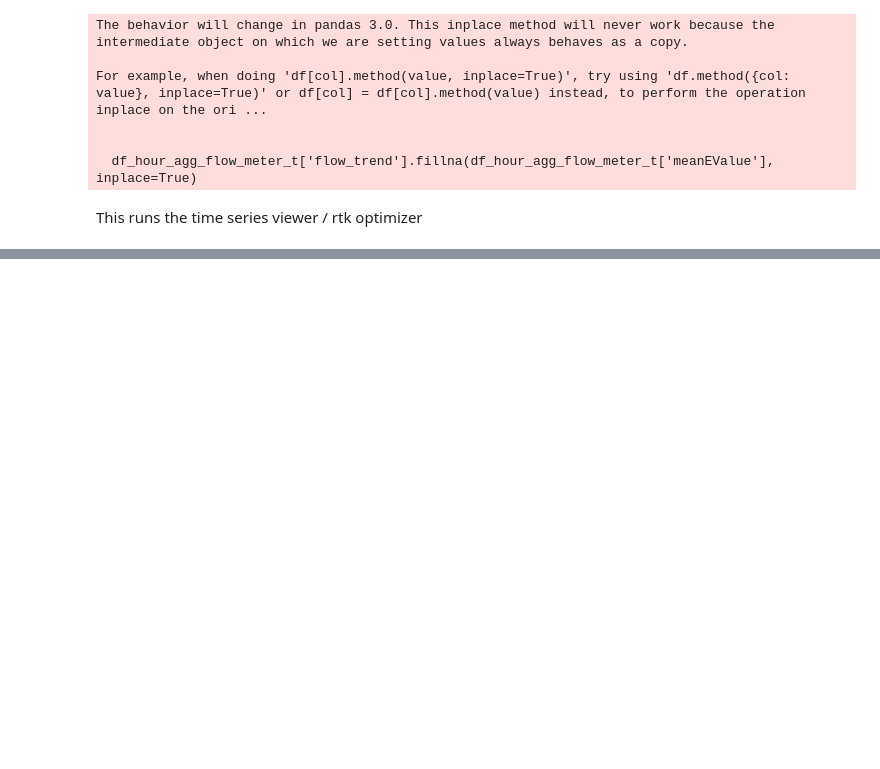
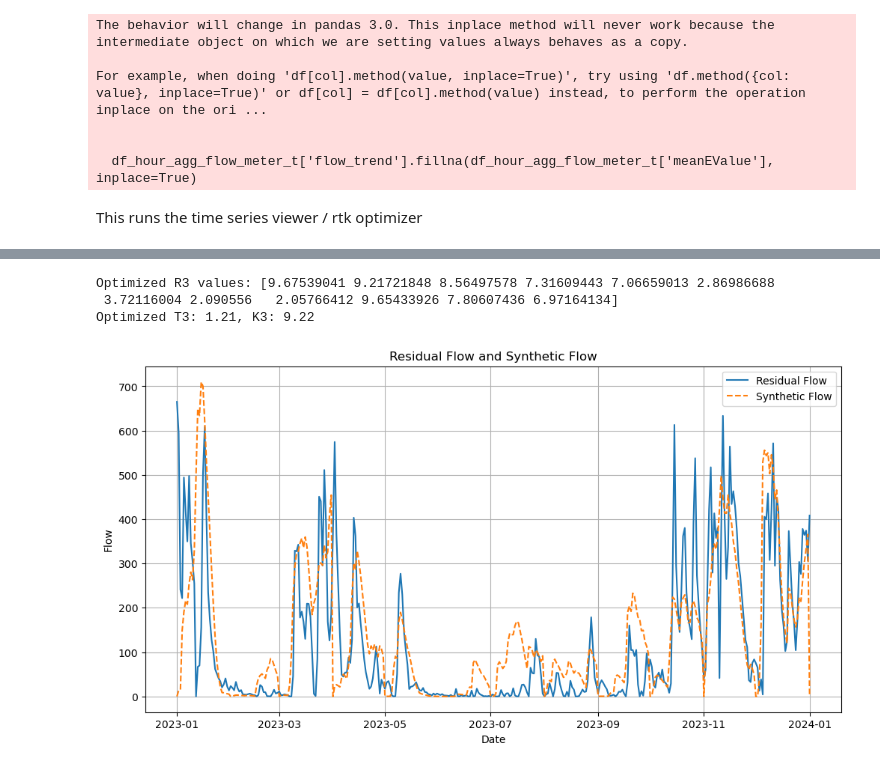
Before and after one commit to McGinty666/WWDS-project, a Jupyter notebook: scripts/main.ipynb, the cells around one changed output, grey strips where cells are left out. Saved outputs shown, nothing was run; the diff lists cells and outputs as text; code cells hidden in the pictures; blank space fills up the shorter version.

```diff
--- a/scripts/main.ipynb
+++ b/scripts/main.ipynb
@@ -316,10 +350,10 @@ import pandas as pd
 # Assuming df_hour_agg_flow_meter and df_synthetic_flow are your DataFrames
 
 # Merge the DataFrames on 'TimeGMT'
-merged_df = pd.merge(df_hour_agg_flow_meter, df_synthetic_flow, on='TimeGMT', how='left')
+merged_df = pd.merge(df_hour_agg_flow_meter_adjusted, df_synthetic_flow, on='TimeGMT', how='left')
 
 # Calculate the residual flow
-merged_df['residual_flow'] = merged_df['meanEValue'] - merged_df['SyntheticFlow']
+merged_df['residual_flow'] = merged_df['AdjustedEValue'] - merged_df['SyntheticFlow']
 
 # Ensure residual_flow is non-negative
 merged_df['residual_flow'] = merged_df['residual_flow'].apply(lambda x: max(x, 0))
@@ -339,10 +388,18 @@ plt.show()
 import numpy as np
 import pandas as pd
 import matplotlib.pyplot as plt
-from scipy.optimize import minimize, curve_fit
+from scipy.optimize import minimize, curve_fit, differential_evolution
 from sklearn.metrics import mean_squared_error
 import warnings
 
+"""
+This code is generates a new set of RTK values with a seasonal (based on month) variation on R, so it's an array with 12 values. To control overfitting,
+a sine wave is fitted to create "smoothed" R values.
+
+While in the previous process to ceate the first two sets of RTK values we use hourly aggregations of rainfall and flow to optimize over a relatively show trainingperiod,
+here, we are looking to optimize the slow response which varies over the year, so we aggregate the rainfall and residual flow over days. Later T will need to be multiplied by 24.
+
+"""
 # Define the function to generate synthetic flow
 def generate_synthetic_flow(rainfall, R, T, K):
     synthetic_flow = np.zeros(len(rainfall))
@@ -356,9 +413,9 @@ def generate_synthetic_flow(rainfall, R, T, K):
                 synthetic_flow[i] += R * rainfall[j] * (T * (K + 1) - (i - j)) / (T * K)
     return synthetic_flow
 
-# Function to fit a sine wave
-def sine_wave(x, a, b, c, d):
-    return a * np.sin(b * x + c) + d
+# Define the sine wave function with a period of 1 year (12 months)
+def sine_wave(x, a, c, d):
+    return a * np.sin(2 * np.pi * x / 12 + c) + d
 
 # Define the weighted objective function
 def weighted_objective(params, rainfall, actual_flow, months):
@@ -369,26 +426,38 @@ def weighted_objective(params, rainfall, actual_flow, months):
         month_indices = np.where(months == month)[0]
         if len(month_indices) > 0:
             synthetic_flow[month_indices] = generate_synthetic_flow(rainfall[month_indices], R3_values[month - 1], T3, K3)
-    weights = (actual_flow / np.max(actual_flow))  # Higher weights for higher flow values
-    return mean_squared_error(actual_flow, synthetic_flow, sample_weight=weights)
+
+    # Calculate the 95th percentile of actual_flow
+    percentile_95 = np.percentile(actual_flow, 95)
+
+    # Create a mask to ignore errors where synthetic_flow > 95th percentile of actual_flow
+    mask = synthetic_flow <= percentile_95
+
+    # Calculate the weighted mean squared error
+    weights = actual_flow / np.max(actual_flow)  # Higher weights for higher flow values
+    return mean_squared_error(actual_flow[mask], synthetic_flow[mask], sample_weight=weights[mask])
 
 # Ensure 'TimeGMT' is a datetime type
 df_residual_winter_flow['TimeGMT'] = pd.to_datetime(df_residual_winter_flow['TimeGMT'])
 df_rainfall['time_gmt_n'] = pd.to_datetime(df_rainfall['time_gmt_n'])
 
-# Merge the DataFrames on the matching datetime columns
+# Drop duplicate columns before merging
+df_residual_winter_flow = df_residual_winter_flow.drop(columns=['time_gmt_n', 'Intensity(mm/hr)'], errors='ignore')
+
+# Merge the DataFrames on the matching datetime columns with suffixes to handle duplicate columns
 df_residual_winter_flow = df_residual_winter_flow.merge(df_rainfall[['time_gmt_n', 'Intensity(mm/hr)']],
-                                                        left_on='TimeGMT', right_on='time_gmt_n', how='left')
+                                                        left_on='TimeGMT', right_on='time_gmt_n', how='left',
+                                                        suffixes=('_residual', '_rainfall'))
 
-# Check if 'Intensity(mm/hr)' column exists
-if 'Intensity(mm/hr)' not in df_residual_winter_flow.columns:
-    raise ValueError("The 'Intensity(mm/hr)' column is missing from the DataFrame.")
+# Check if 'Intensity(mm/hr)_rainfall' column exists
+if 'Intensity(mm/hr)_rainfall' not in df_residual_winter_flow.columns:
+    raise ValueError("The 'Intensity(mm/hr)_rainfall' column is missing from the DataFrame.")
 
 # Aggregate data by day
 df_residual_winter_flow['Date'] = df_residual_winter_flow['TimeGMT'].dt.date
 daily_aggregates = df_residual_winter_flow.groupby('Date').agg({
     'residual_flow': 'sum',
-    'Intensity(mm/hr)': 'sum'
+    'Intensity(mm/hr)_rainfall': 'sum'
 }).reset_index()
 
 # Extract month from Date
@@ -396,12 +465,10 @@ daily_aggregates['Month'] = pd.to_datetime(daily_aggregates['Date']).dt.month
 
 # Initialize arrays for R3 values and synthetic flow
 initial_R3_values = np.ones(12)
-initial_params = np.concatenate([initial_R3_values, [1, 1]])  # Initial guess for R3, T3, K3
-bounds = [(0, None)] * 12 + [(0, None), (0, None)]  # Bounds for R3, T3, K3
+bounds = [(0, 10)] * 12 + [(0, 10), (0, 10)]  # Bounds for R3, T3, K3
 
-# Optimize the RTK parameters to fit the data
-result = minimize(weighted_objective, initial_params, args=(daily_aggregates['Intensity(mm/hr)'].values, daily_aggregates['residual_flow'].values, daily_aggregates['Month'].values),
-                  method='L-BFGS-B', bounds=bounds)
+# Optimize the RTK parameters to fit the data using differential evolution
+result = differential_evolution(weighted_objective, bounds, args=(daily_aggregates['Intensity(mm/hr)_rainfall'].values, daily_aggregates['residual_flow'].values, daily_aggregates['Month'].values))
 
 # Check if optimization was successful
 if result.success:
@@ -410,32 +477,52 @@ if result.success:
     T3, K3 = optimized_params[12], optimized_params[13]
     print(f"Optimized R3 values: {R3_values}")
     print(f"Optimized T3: {T3:.2f}, K3: {K3:.2f}")
 else:
     print("Optimization failed.")
+    print("Result message:", result.message)
     R3_values = initial_R3_values
     T3, K3 = 1, 1
 
-# Smooth the R3 values using a single sine wave
+# Smooth the R3 values using a sine wave with a period of 1 year
 x_data = np.arange(1, 13)
 popt, _ = curve_fit(sine_wave, x_data, R3_values)
 smoothed_R3_values = sine_wave(x_data, *popt)
 
 # Calculate the new synthetic flow using the smoothed R3 values
 synthetic_flow = np.zeros(len(daily_aggregates))
 for month in range(1, 13):
     month_indices = np.where(daily_aggregates['Month'].values == month)[0]
     if len(month_indices) > 0:
-        synthetic_flow[month_indices] = generate_synthetic_flow(daily_aggregates['Intensity(mm/hr)'].values[month_indices], smoothed_R3_values[month - 1], T3, K3)
+        synthetic_flow[month_indices] = generate_synthetic_flow(daily_aggregates['Intensity(mm/hr)_rainfall'].values[month_indices], smoothed_R3_values[month - 1], T3, K3)
 
 # Add the synthetic flow to the DataFrame
 daily_aggregates['synthetic_flow'] = synthetic_flow
 
 # Plot the result
+plt.figure(figsize=(12, 6))
 plt.plot(daily_aggregates['Date'], daily_aggregates['residual_flow'], label='Residual Flow')
 plt.plot(daily_aggregates['Date'], daily_aggregates['synthetic_flow'], label='Synthetic Flow', linestyle='--')
 plt.xlabel('Date')
 plt.ylabel('Flow')
 plt.title('Residual Flow and Synthetic Flow')
 plt.legend()
 plt.grid(True)
 plt.show()
+
+# Plot the R3 values against the month
+plt.figure(figsize=(8, 4))
+months = np.arange(1, 13)
+plt.plot(months, R3_values, marker='o', linestyle='-', color='b', label='Original R3')
+plt.plot(months, smoothed_R3_values, marker='x', linestyle='--', color='r', label='Smoothed R3')
+plt.xlabel('Month')
+plt.ylabel('R3 Value')
+plt.title('R3 Values by Month')
+plt.xticks(months)
+plt.legend()
+plt.grid(True)
+plt.show()
+# %% [output]
+Optimized R3 values: [9.67539041 9.21721848 8.56497578 7.31609443 7.06659013 2.86986688
+ 3.72116004 2.090556   2.05766412 9.65433926 7.80607436 6.97164134]
+Optimized T3: 1.21, K3: 9.22
+[figure, added]
```
Also changed, not shown: parts of 9 cells of this notebook.
